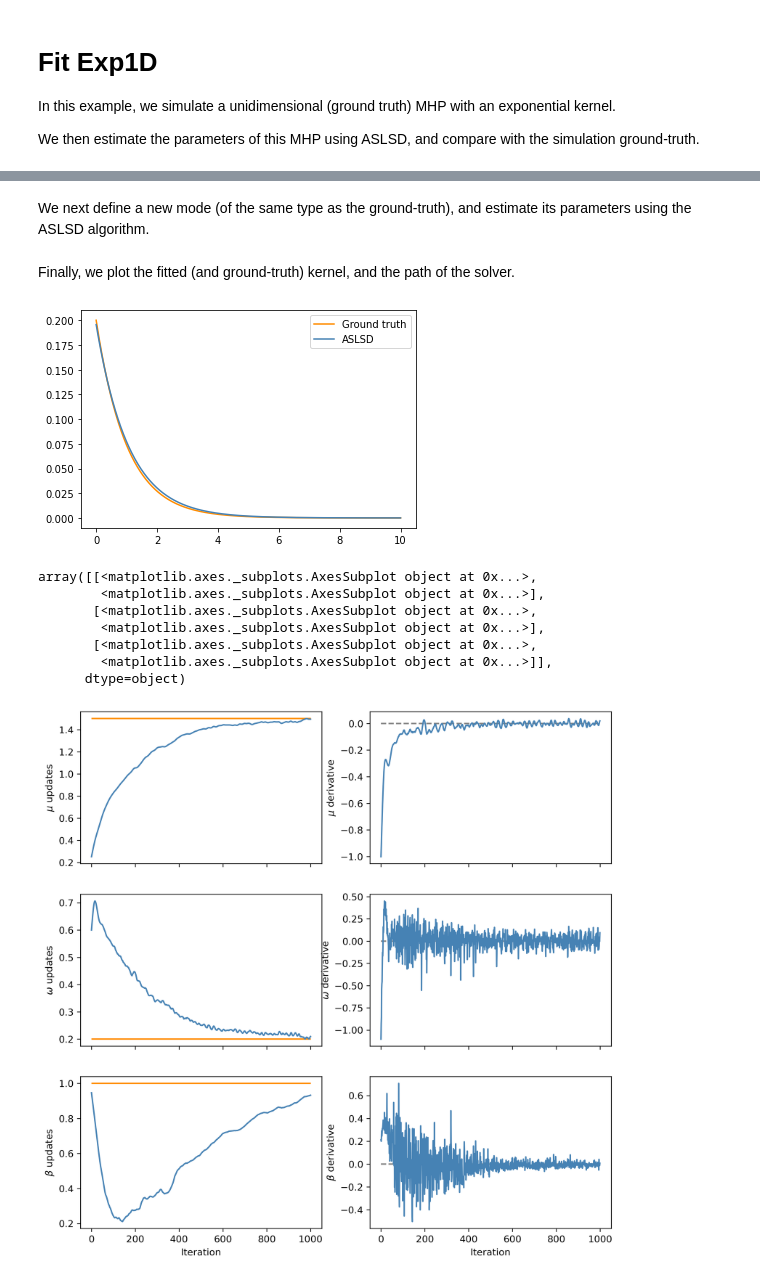
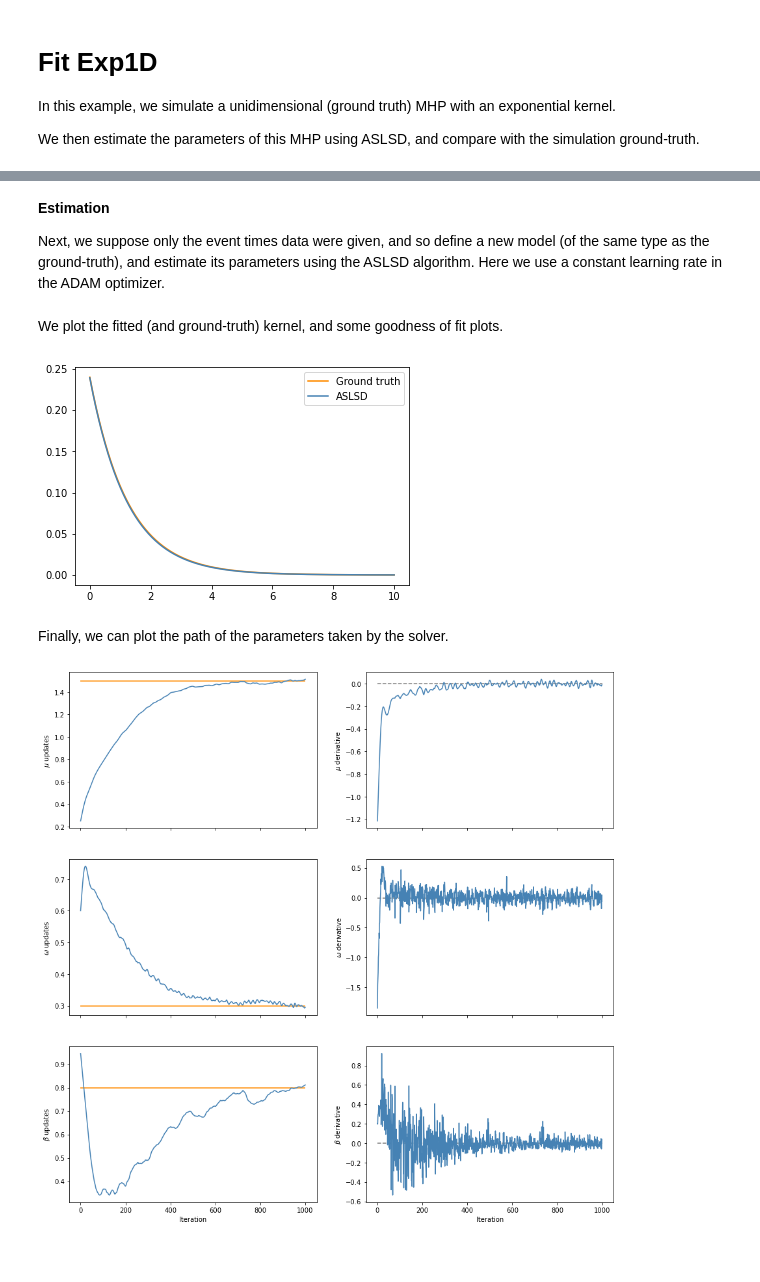
Before and after one commit to saadlabyad/aslsd, a Jupyter notebook: examples/fit_exp1d.ipynb, the cells around one changed output, grey strips where cells are left out. Drawn from its saved outputs; the diff is of its cells as text; code cells hidden in the pictures; blank space fills up the shorter version.

```diff
--- a/examples/fit_exp1d.ipynb
+++ b/examples/fit_exp1d.ipynb
@@ -29,7 +36,7 @@ true_mhp = MHP([[true_kernel]])
 
 # Define true parameter values
 true_mu = np.array([1.5])
-true_omega = 0.2
-true_beta = 1.
+true_omega = 0.3
+true_beta =  0.8
 true_ker_param = [[np.array([true_omega, true_beta])]]
 # %% [markdown]
@@ -44,2 +64,4 @@ Simulation Complete,  1878999  events simulated.
 # %% [markdown]
-We next define a new mode (of the same type as the ground-truth), and estimate its parameters using the ASLSD algorithm.
+**Estimation**
+
+Next, we suppose only the event times data were given, and so define a new model (of the same type as the ground-truth), and estimate its parameters using the ASLSD algorithm. Here we use a constant learning rate in the ADAM optimizer.
@@ -54,6 +76,6 @@ mhp.fit(list_times, T_f, n_iter=1000, seed=12, verbose=True, **kwargs)
 fit_log = mhp.fit_log
 # %% [markdown]
-Finally, we plot the fitted (and ground-truth) kernel, and the path of the solver.
+We plot the fitted (and ground-truth) kernel, and some goodness of fit plots.
 # %%
 # Visualize results
 fig = plt.figure()
@@ -62,19 +84,13 @@ true_y = true_mhp.phi[0][0](t, true_ker_param[0][0])
 plt.plot(t, true_y, color='darkorange', label='Ground truth')
 y = mhp.phi[0][0](t, mhp.fitted_ker_param[0][0])
 plt.plot(t, y, color='steelblue', label='ASLSD')
-plt.legend()
-fig.show()
+_=plt.legend()
 # %% [output]
-[figure, old version]
+[figure, new version]
+# %% [markdown]
+Finally, we can plot the path of the parameters taken by the solver.
 # %%
-mhp.plot_solver_path(true_mu=true_mu, true_ker_param=true_ker_param,
-                     plot_derivatives=True, derivatives_zero=True)
+_=mhp.plot_solver_path(true_mu=true_mu, true_ker_param=true_ker_param,
+                     plot_derivatives=True, derivatives_zero=True, figsize=(15,15), dpi=None, pad=None)
 # %% [output]
-array([[<matplotlib.axes._subplots.AxesSubplot object at 0x...>,
-        <matplotlib.axes._subplots.AxesSubplot object at 0x...>],
-       [<matplotlib.axes._subplots.AxesSubplot object at 0x...>,
-        <matplotlib.axes._subplots.AxesSubplot object at 0x...>],
-       [<matplotlib.axes._subplots.AxesSubplot object at 0x...>,
-        <matplotlib.axes._subplots.AxesSubplot object at 0x...>]],
-      dtype=object)
-[figure, old version]
+[figure, new version]
```
Also changed, not shown: parts of 9 cells of this notebook.
